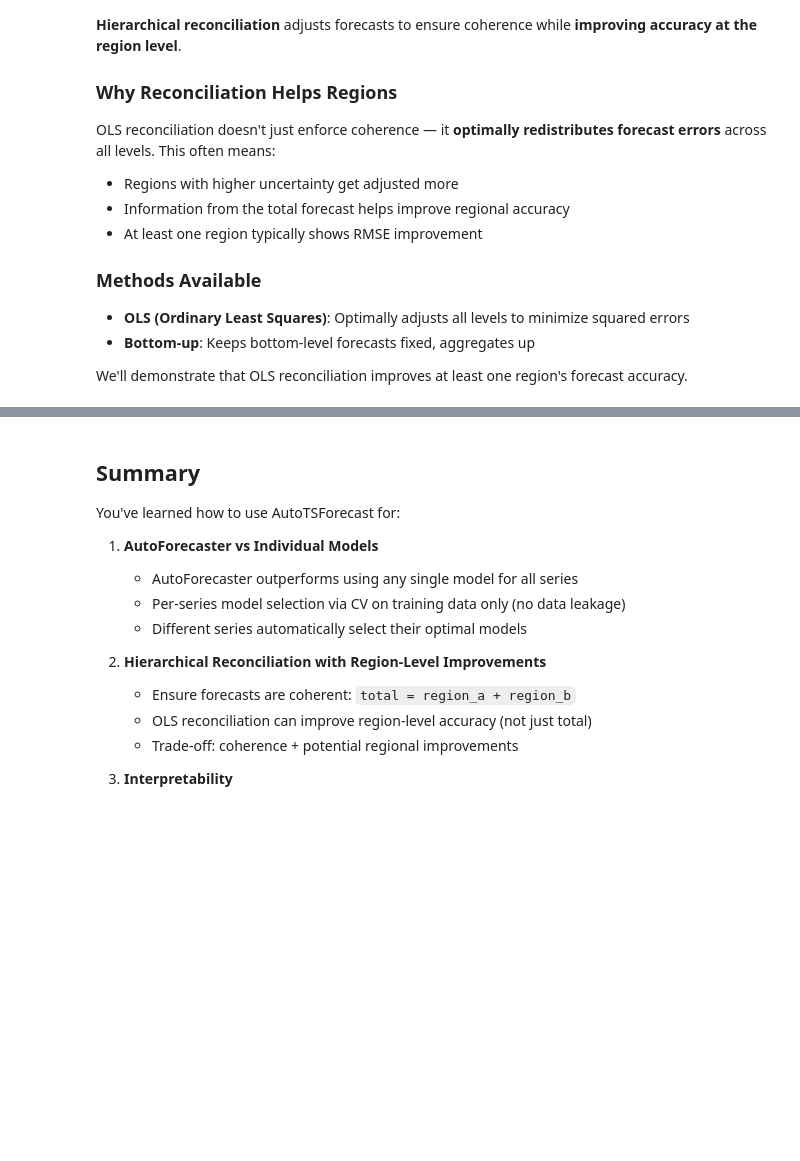
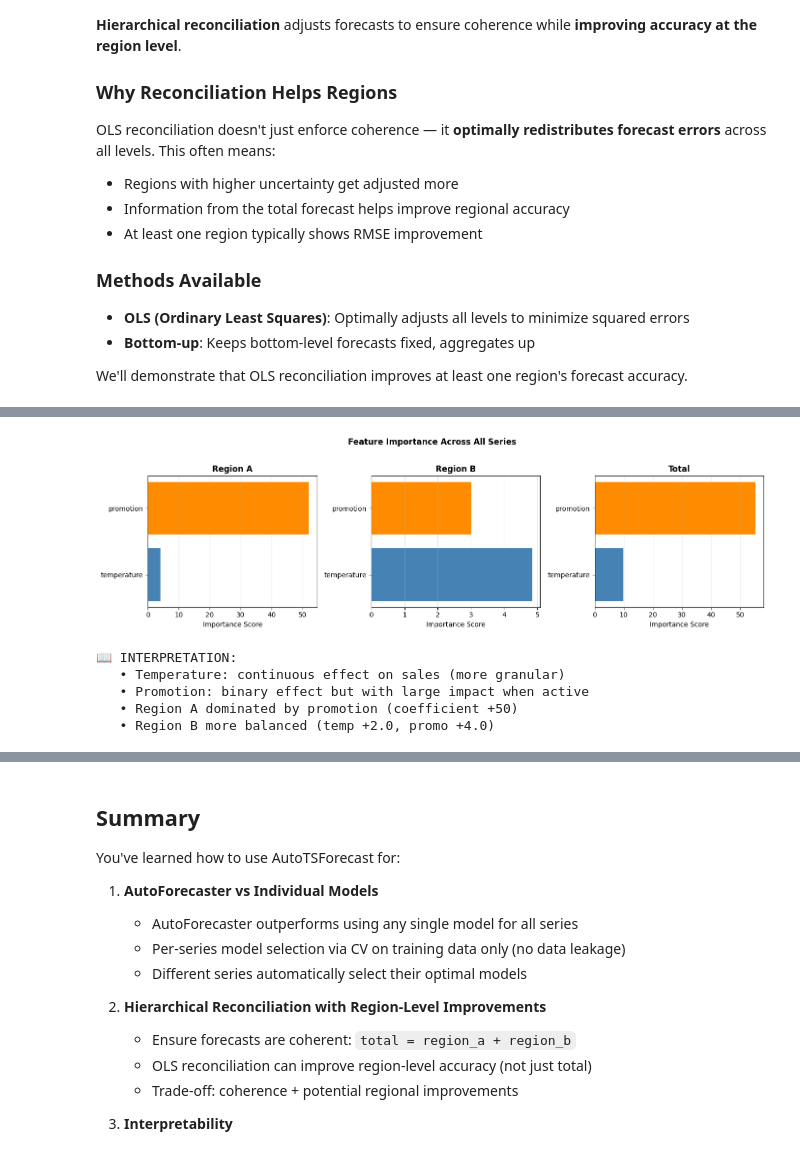
Before and after one commit to weibinxu86/autotsforecast, a Jupyter notebook: autotsforecast/examples/autotsforecast_tutorial.ipynb, the cells around one changed output, grey strips where cells are left out. Drawn from its saved outputs; the diff is of its cells as text; code cells hidden in the pictures; blank space fills up the shorter version.

```diff
--- a/autotsforecast/examples/autotsforecast_tutorial.ipynb
+++ b/autotsforecast/examples/autotsforecast_tutorial.ipynb
@@ -582,6 +826,6 @@ We'll analyze feature importance for **all three series** to see how temperature
 # %%
 # Analyze forecast drivers for ALL SERIES using trained AutoForecaster models
-print(f"📊 Sensitivity Analysis: Feature Importance for All Series")
+print(f"📊 Feature Importance Analysis for All Series")
 print("=" * 60)
 print("""
 💡 We'll use the trained AutoForecaster models from Part 1 for each series.
@@ -607,12 +851,10 @@ for series_name in ['region_a', 'region_b', 'total']:
     )
 
     # Let DriverAnalyzer automatically select the best interpretation method
-    # It will try SHAP for tree-based models, otherwise fall back to sensitivity
     try:
         importance_df = analyzer.calculate_feature_importance(X_test, y_test[[series_name]])
-        method_used = "SHAP/Permutation" if hasattr(best_model, 'feature_importances_') else "Sensitivity"
+        method_used = "Permutation" if hasattr(best_model, 'feature_importances_') else "Sensitivity"
     except Exception as e:
-        # Fallback to sensitivity analysis if automatic selection fails
         importance_df = analyzer.calculate_feature_importance(X_test, y_test[[series_name]], method='sensitivity')
         method_used = "Sensitivity"
 
@@ -641,15 +883,11 @@ for series_name in ['region_a', 'region_b', 'total']:
 print(f"""
 📖 INTERPRETATION:
    • Feature importance shows how much predictions change when each feature
-     is perturbed (sensitivity) or attributed (SHAP/permutation)
+     is perturbed (sensitivity) or attributed (permutation importance)
    • Higher values = model predictions are more sensitive to that feature
 
    Expected based on data generation:
       • region_a: +50 per promotion, +1.6 per °C → Promotion dominant ✓
       • region_b: +4 per promotion, +2.0 per °C → Temperature more important
       • total: Sum of both → Mixed effects
-
-   💡 AutoForecaster automatically selected the best model for each series,
-      and DriverAnalyzer automatically selected the best interpretation method
-      for each model type (SHAP for tree-based, sensitivity for others).
 """)
@@ -656,23 +912,34 @@ print(f"""
 # %%
-# Visualize feature importance
-if importance_df is not None:
-    plt.figure(figsize=(8, 4))
+# Visualize feature importance across all series
+fig, axes = plt.subplots(1, 3, figsize=(14, 4))
 
-    # Calculate mean importance across targets
-    mean_importance = importance_df.mean(axis=1)
+series_list = ['region_a', 'region_b', 'total']
+colors = ['steelblue', 'darkorange']
 
-    colors = ['steelblue', 'darkorange']
-    bars = plt.barh(mean_importance.index, mean_importance.values, color=colors)
+for idx, series_name in enumerate(series_list):
+    ax = axes[idx]
+    temp = sensitivity_results[series_name]['temperature']
+    promo = sensitivity_results[series_name]['promotion']
 
-    plt.xlabel('Importance Score (higher = more important)')
-    plt.ylabel('Feature')
-    plt.title('Feature Importance Analysis', fontweight='bold')
-    plt.grid(alpha=0.3, axis='x')
-    plt.tight_layout()
-    plt.show()
+    bars = ax.barh(['temperature', 'promotion'], [temp, promo], color=colors)
+    ax.set_xlabel('Importance Score')
+    ax.set_title(f'{series_name.replace("_", " ").title()}', fontweight='bold')
+    ax.grid(alpha=0.3, axis='x')
 
-    # Interpretation
-    print("📖 INTERPRETATION:")
-    print(f"   Higher values indicate features that cause larger prediction errors when shuffled.")
-    print(f"   This means the model relies more heavily on these features for accurate forecasts.")
+plt.suptitle('Feature Importance Across All Series', fontweight='bold', y=1.02)
+plt.tight_layout()
+plt.show()
+
+print("📖 INTERPRETATION:")
+print("   • Temperature: continuous effect on sales (more granular)")
+print("   • Promotion: binary effect but with large impact when active")
+print("   • Region A dominated by promotion (coefficient +50)")
+print("   • Region B more balanced (temp +2.0, promo +4.0)")
+# %% [output]
+[figure, added]
+📖 INTERPRETATION:
+   • Temperature: continuous effect on sales (more granular)
+   • Promotion: binary effect but with large impact when active
+   • Region A dominated by promotion (coefficient +50)
+   • Region B more balanced (temp +2.0, promo +4.0)
 # %%
```
Also changed, not shown: parts of 9 cells of this notebook.
